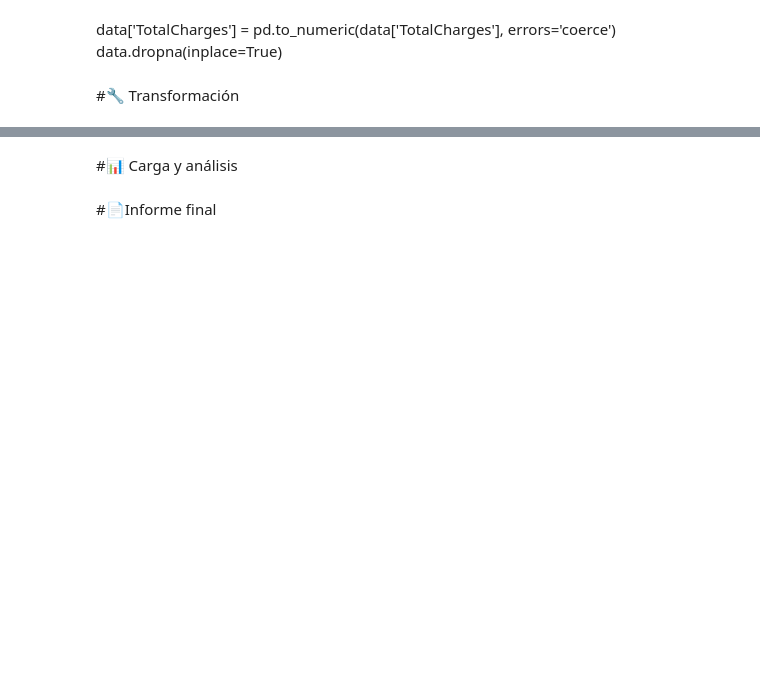
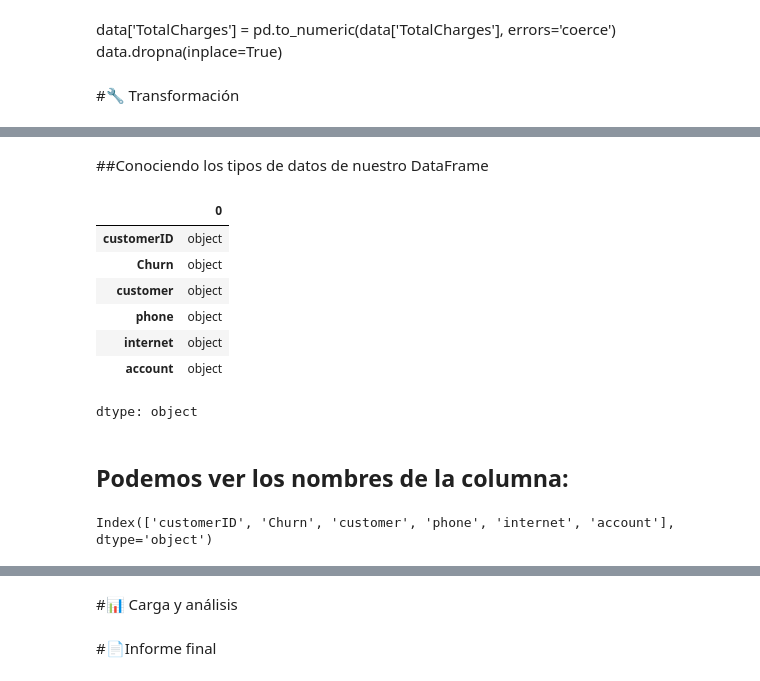
Before and after one commit to AllanFuChao/challenge-telecomx_latam, a Jupyter notebook: TelecomX_LATAM.ipynb, the cells around one changed output, grey strips where cells are left out. Saved outputs shown, nothing was run; the diff lists cells and outputs as text; code cells hidden in the pictures; blank space fills up the shorter version.

```diff
--- a/TelecomX_LATAM.ipynb
+++ b/TelecomX_LATAM.ipynb
@@ -45,0 +75,19 @@ data.dropna(inplace=True)
+# %% [markdown]
+##Conociendo los tipos de datos de nuestro DataFrame
+# %%
+datos_clientes.dtypes
+# %% [output]
+|  | 0 |
+| customerID | object |
+| Churn | object |
+| customer | object |
+| phone | object |
+| internet | object |
+| account | object |
+dtype: object
+# %% [markdown]
+## Podemos ver los nombres de la columna:
+# %%
+datos_clientes.columns
+# %% [output]
+Index(['customerID', 'Churn', 'customer', 'phone', 'internet', 'account'], dtype='object')
```
Also changed, not shown: parts of 32 cells of this notebook.
